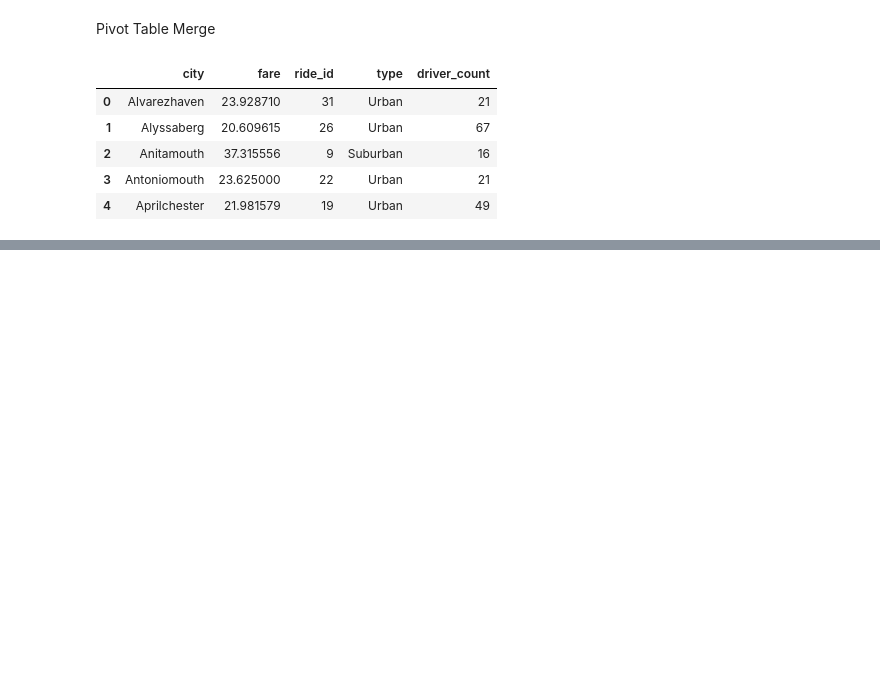
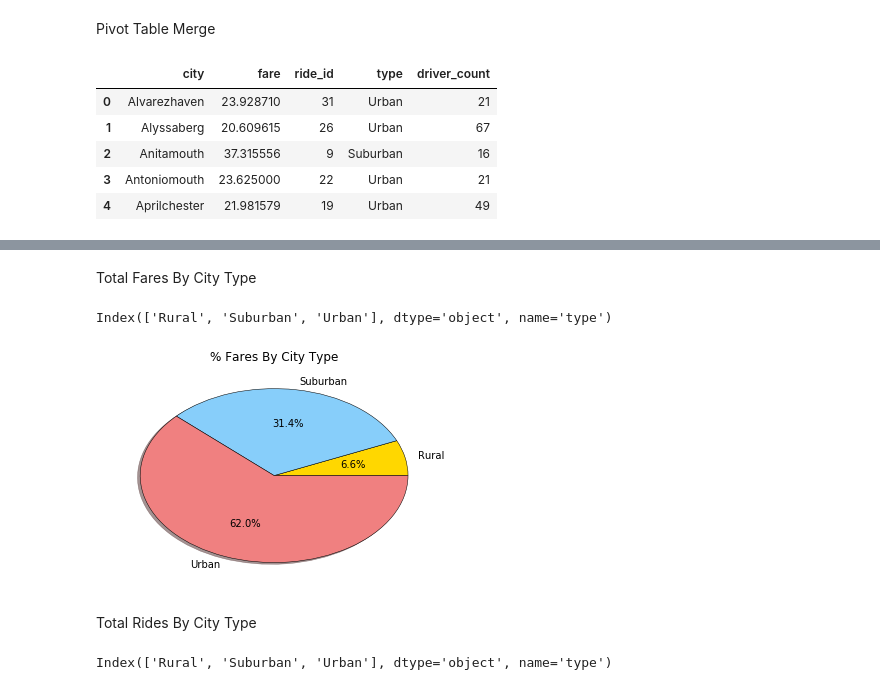
Before and after one commit to KDC323/Pyber, a Jupyter notebook: Pyber.ipynb, the cells around one changed output, grey strips where cells are left out. Drawn from its saved outputs; the diff is of its cells as text; code cells hidden in the pictures; blank space fills up the shorter version.

```diff
--- a/Pyber.ipynb
+++ b/Pyber.ipynb
@@ -186,0 +155,3 @@ plt.show()
+# %%
+Merge_4Pies =city_data.merge(ride_data, on= 'city')
+Merge_4Pies.head()
@@ -186,0 +165,20 @@ plt.show()
+# %% [markdown]
+Total Fares By City Type
+# %%
+FarebyType =Merge_4Pies.groupby('type')['fare'].sum()
+FarebyType.index
+# %% [output]
+Index(['Rural', 'Suburban', 'Urban'], dtype='object', name='type')
+# %%
+plt.pie(FarebyType, colors = ['#FFD700','#87CEFA','#F08080'],labels = FarebyType.index,autopct = "%1.1f%%",shadow = True, wedgeprops = {'linewidth': .5, 'edgecolor': 'black'})
+plt.title('% Fares By City Type')
+plt.show()
+# %% [output]
+[figure, added]
+# %% [markdown]
+Total Rides By City Type
+# %%
+RidebyType=Merge_4Pies.groupby('type')['driver_count'].count()
+RidebyType.index
+# %% [output]
+Index(['Rural', 'Suburban', 'Urban'], dtype='object', name='type')
```
Also changed, not shown: parts of 22 cells of this notebook, 1 other file.
